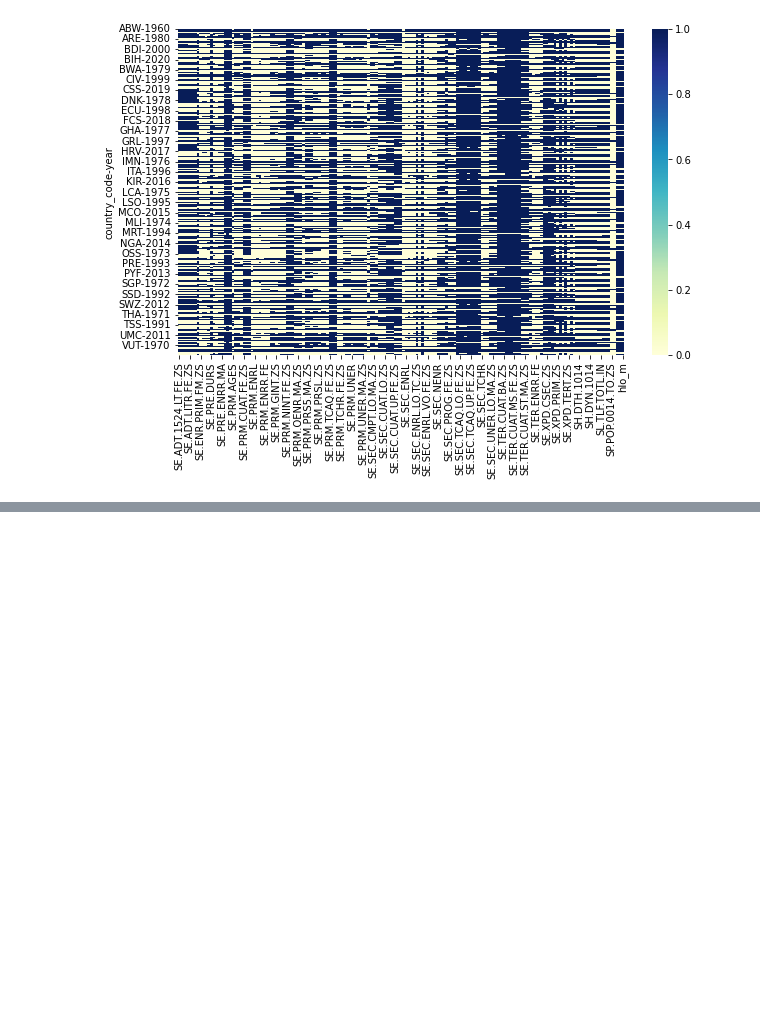
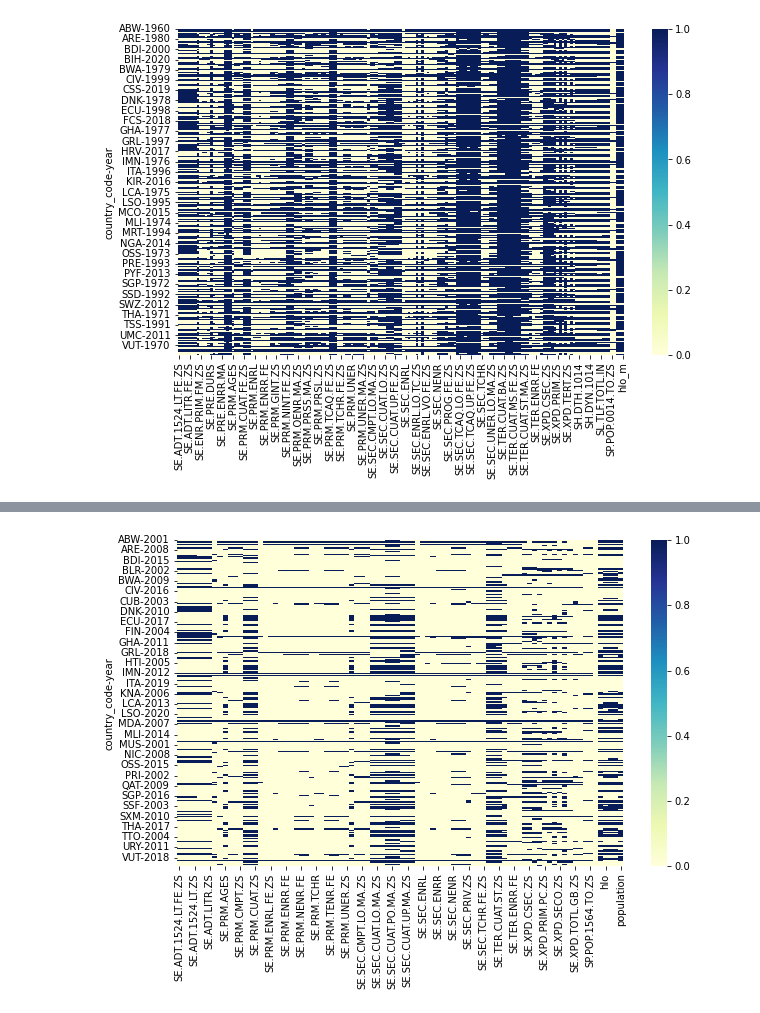
Before and after one commit to MarkusKiesel93/VisualDS_education_dashboard, a Jupyter notebook: wrangle.ipynb, the cells around one changed output, grey strips where cells are left out. Cells and saved outputs as stored; diff of their text form; code cells hidden in the pictures; blank space fills up the shorter version.

```diff
--- a/wrangle.ipynb
+++ b/wrangle.ipynb
@@ -352,3 +388,9 @@ df.head()
+# %%
+plt.figure(figsize=(10, 6))
+sns.heatmap(df.groupby('country_code').bfill().isna(), cmap='YlGnBu')
+plt.show()
+# %% [output]
+[figure, added]
 # %%
 plt.figure(figsize=(10, 6))
 sns.heatmap(df.isna(), cmap='YlGnBu')
```
Also changed, not shown: parts of 8 cells of this notebook, 3 other files.
